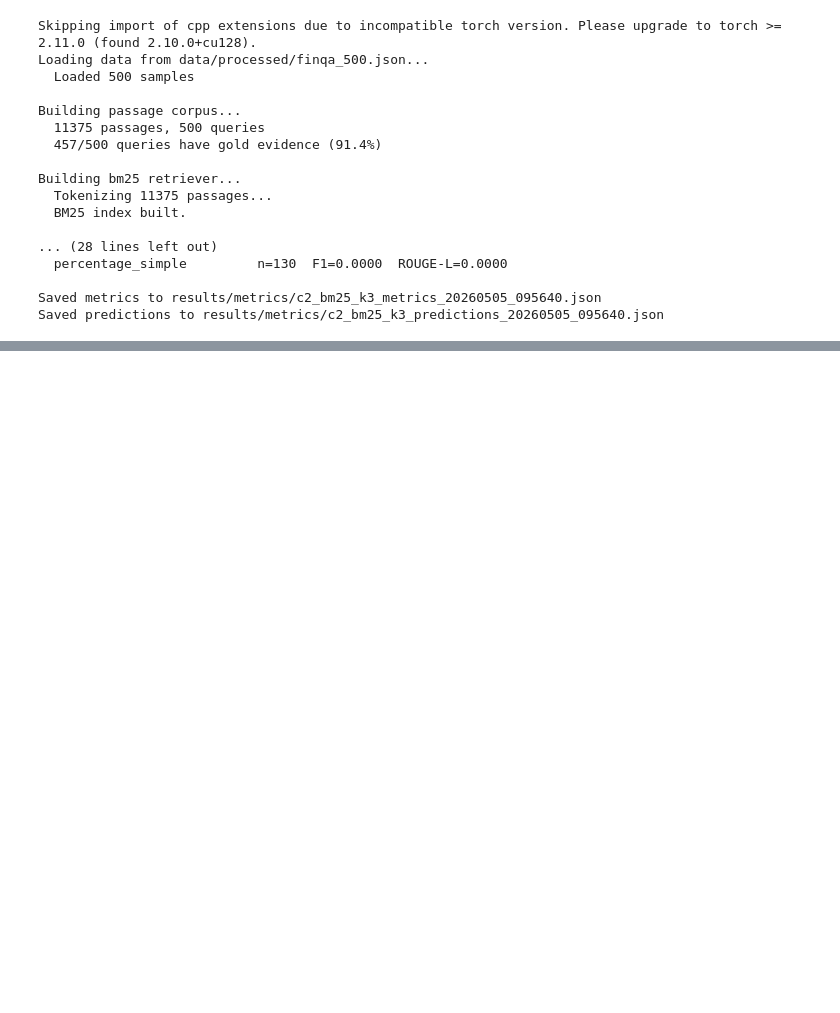
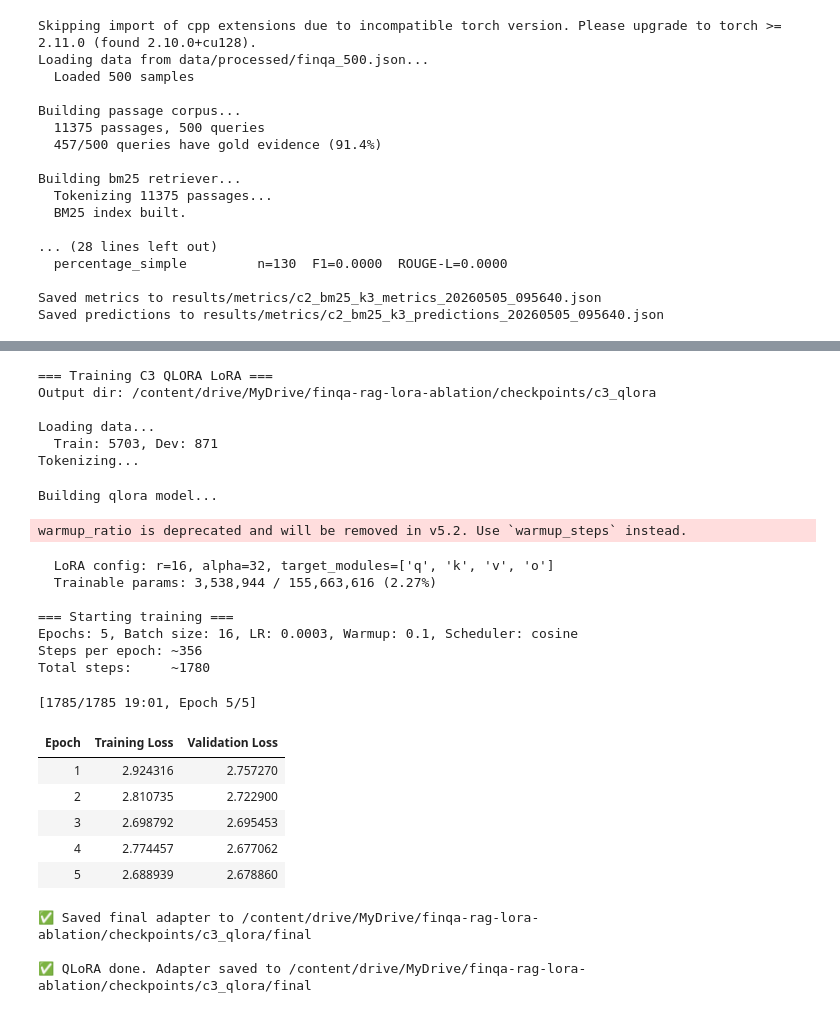
Before and after one commit to zx2536-gif/finqa-rag-lora-ablation, a Jupyter notebook: notebooks/01_data_exploration.ipynb, the cells around one changed output, grey strips where cells are left out. Saved outputs shown, nothing was run; the diff lists cells and outputs as text; code cells hidden in the pictures; blank space fills up the shorter version.

```diff
--- a/notebooks/01_data_exploration.ipynb
+++ b/notebooks/01_data_exploration.ipynb
@@ -2559,0 +3508,27 @@ print(f"\n✅ Quick test done. Adapter saved to {quick_dir}")
+# %%
+import re
+
+def extract_number(s):
+    """从答案里抽出数字"""
+    m = re.search(r'-?\d+\.?\d*', str(s))
+    return float(m.group()) if m else None
+
+# 算 numeric/percentage 答案的"数字接近度"
+correct_within_50pct = 0
+total_numeric = 0
+for r in records:
+    if r['stratum'].startswith('boolean'):
+        continue
+    g = extract_number(r['gold'])
+    p = extract_number(r['prediction'])
+    if g is None or p is None:
+        continue
+    total_numeric += 1
+    # 相对误差 < 50% 算"对"
+    if abs(g) > 0.001 and abs(p - g) / abs(g) < 0.5:
+        correct_within_50pct += 1
+    elif abs(g) <= 0.001 and abs(p) <= 0.001:
+        correct_within_50pct += 1
+
+print(f"\n=== 数字接近度（误差 < 50%）===")
+print(f"  {correct_within_50pct}/{total_numeric} ({correct_within_50pct/total_numeric*100:.1f}%)")
@@ -2559,0 +3693,35 @@ print(f"\n✅ Quick test done. Adapter saved to {quick_dir}")
+# %%
+import importlib
+import src.models.lora_trainer
+importlib.reload(src.models.lora_trainer)
+from src.models.lora_trainer import train_lora
+
+# QLoRA: 4-bit 量化 + LoRA
+qlora_dir = train_lora(variant='qlora')  # 用所有新 default 参数
+print(f"\n✅ QLoRA done. Adapter saved to {qlora_dir}")
+# %% [output]
+=== Training C3 QLORA LoRA ===
+Output dir: /content/drive/MyDrive/finqa-rag-lora-ablation/checkpoints/c3_qlora
+
+Loading data...
+  Train: 5703, Dev: 871
+Tokenizing...
+Building qlora model...
+warmup_ratio is deprecated and will be removed in v5.2. Use `warmup_steps` instead.
+  LoRA config: r=16, alpha=32, target_modules=['q', 'k', 'v', 'o']
+  Trainable params: 3,538,944 / 155,663,616 (2.27%)
+
+=== Starting training ===
+Epochs: 5, Batch size: 16, LR: 0.0003, Warmup: 0.1, Scheduler: cosine
+Steps per epoch: ~356
+Total steps:     ~1780
+[1785/1785 19:01, Epoch 5/5]
+| Epoch | Training Loss | Validation Loss |
+| 1 | 2.924316 | 2.757270 |
+| 2 | 2.810735 | 2.722900 |
+| 3 | 2.698792 | 2.695453 |
+| 4 | 2.774457 | 2.677062 |
+| 5 | 2.688939 | 2.678860 |
+✅ Saved final adapter to /content/drive/MyDrive/finqa-rag-lora-ablation/checkpoints/c3_qlora/final
+
+✅ QLoRA done. Adapter saved to /content/drive/MyDrive/finqa-rag-lora-ablation/checkpoints/c3_qlora/final
```
Also changed, not shown: parts of 36 cells of this notebook, 14 other files.
